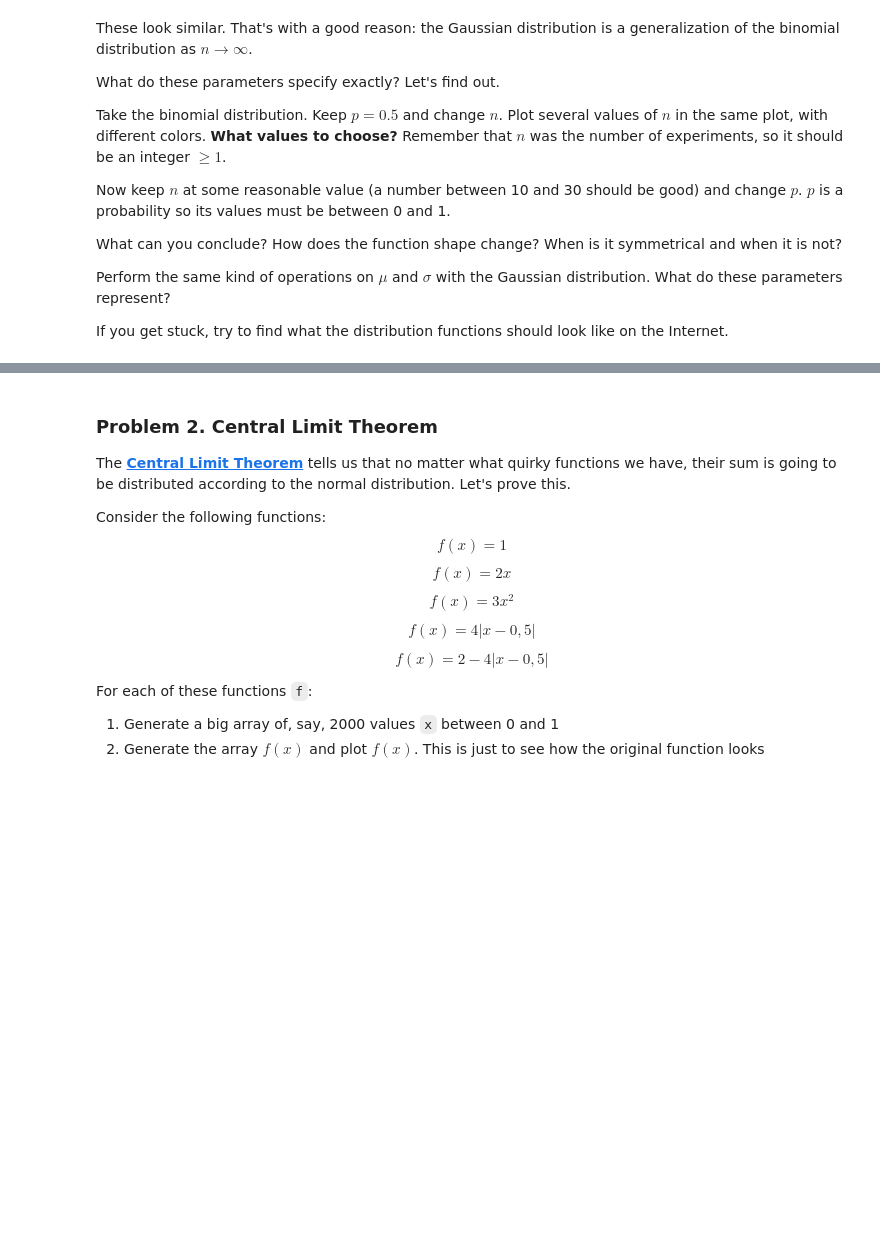
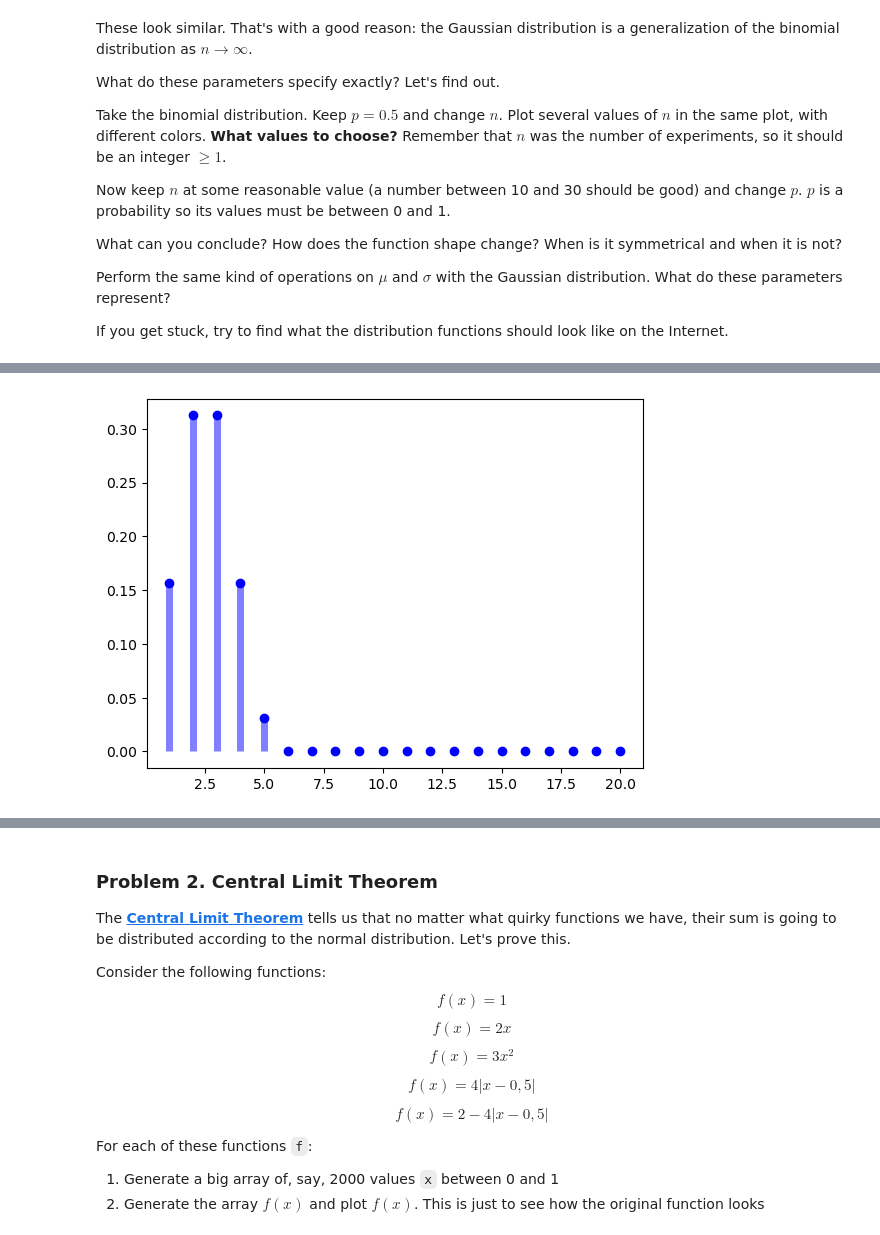
Before and after one commit to GalkaKG/Math-Concepts-for-Developers, a Jupyter notebook: 10. Exercise Probability and combinatorics/Probability and Combinatorics Exercise.ipynb, the cells around one changed output, grey strips where cells are left out. Saved outputs shown, nothing was run; the diff lists cells and outputs as text; code cells hidden in the pictures; blank space fills up the shorter version.

```diff
--- a/10. Exercise Probability and combinatorics/Probability and Combinatorics Exercise.ipynb
+++ b/10. Exercise Probability and combinatorics/Probability and Combinatorics Exercise.ipynb
@@ -67,0 +79,4 @@ If you get stuck, try to find what the distribution functions should look like o
+# %%
+plot_binomial_distribution(x_binomial, n = 5, p = 0.5)
+# %% [output]
+[figure, added]
```
Also changed, not shown: parts of 19 cells of this notebook.
